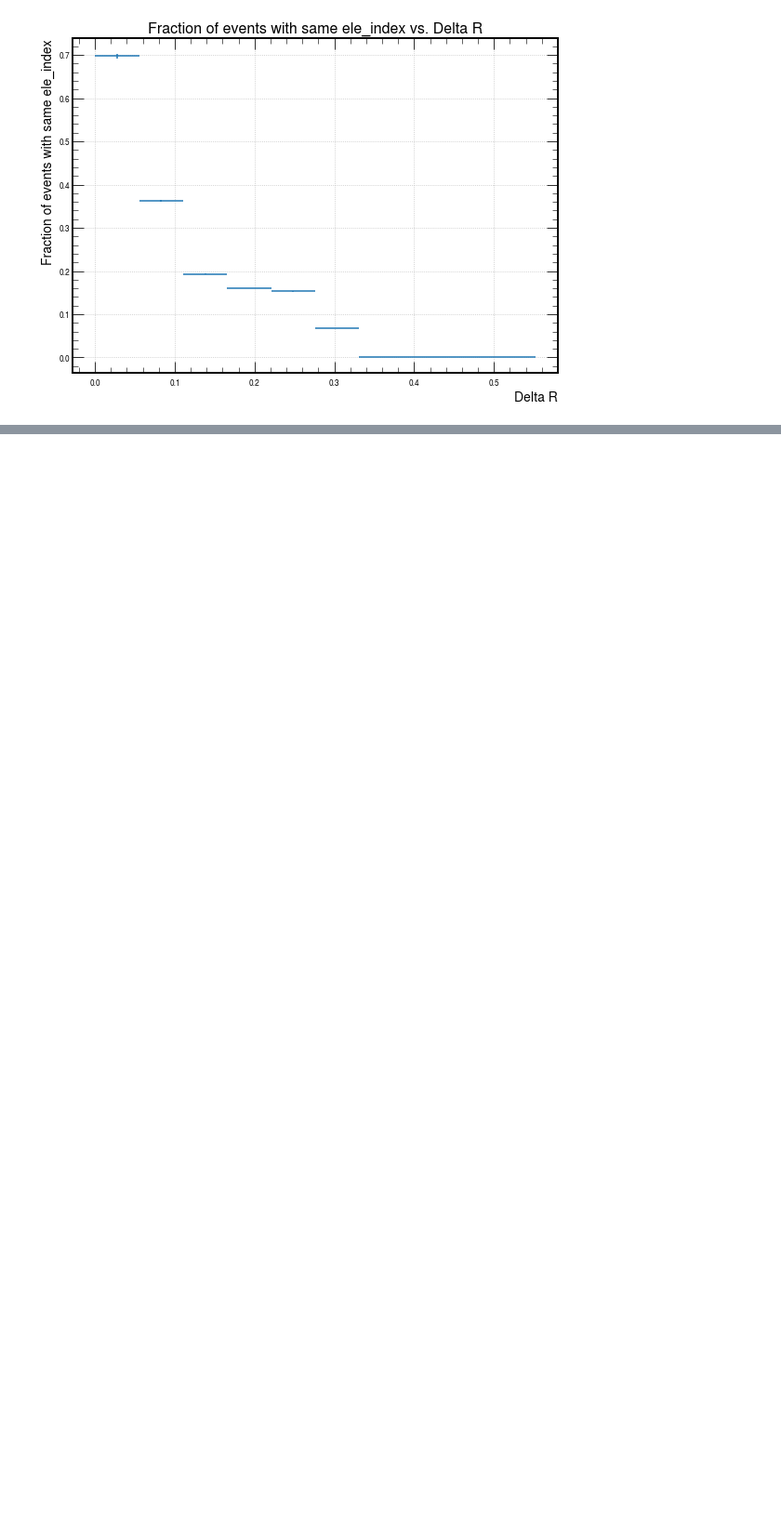
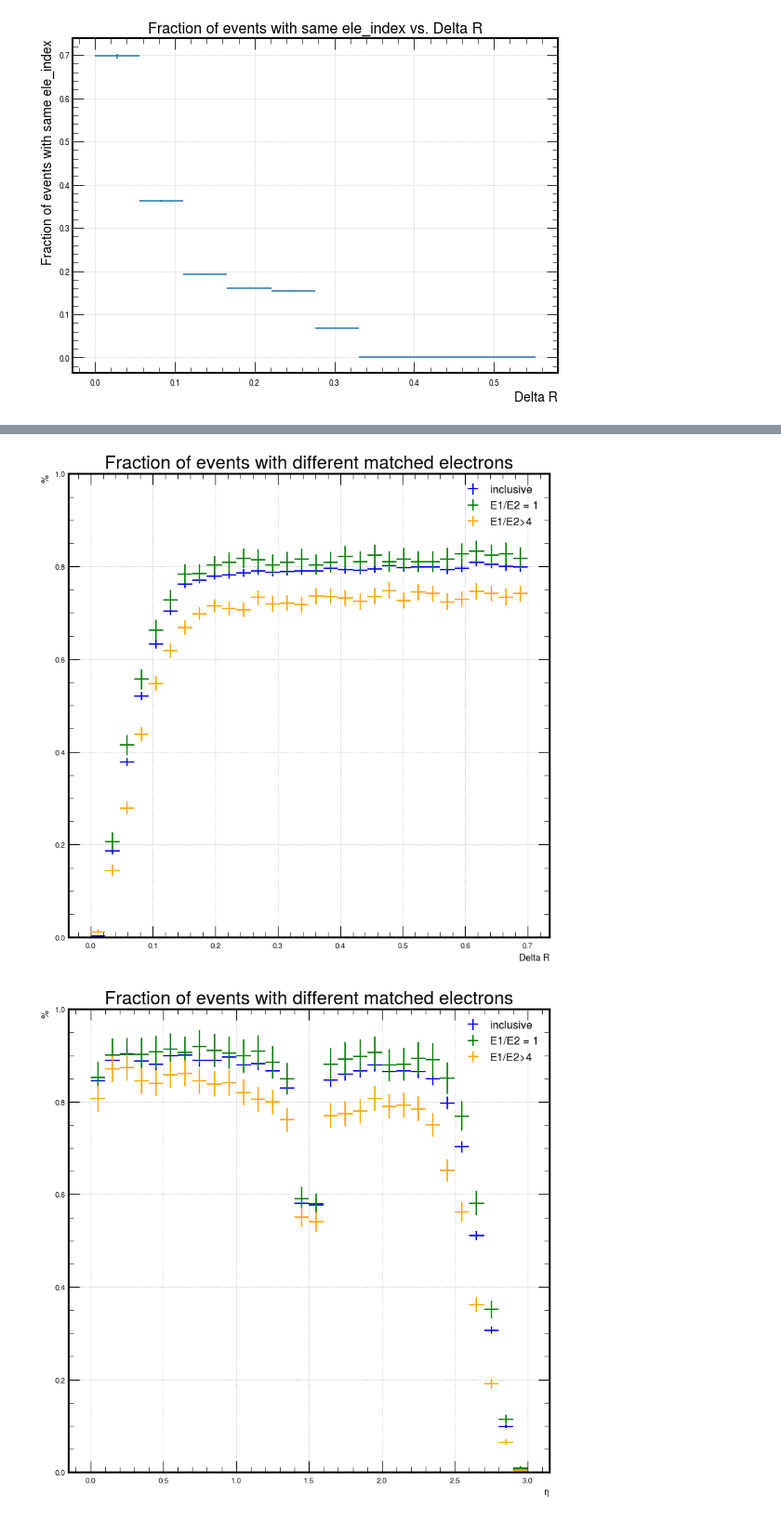
Before and after one commit to Cirrinci/CMS_Simulation, a Jupyter notebook: overlapping_ele2.ipynb, the cells around one changed output, grey strips where cells are left out. Shown at 93% size. Drawn from its saved outputs; the diff is of its cells as text; code cells hidden in the pictures; blank space fills up the shorter version.

```diff
--- a/overlapping_ele2.ipynb
+++ b/overlapping_ele2.ipynb
@@ -999,0 +656,64 @@ fraction_onemissing_ele_index_vs_deltaR(num_intervals,onemissing_events)
+# %%
+mask_e1 =(energy_ratio>0.8)&(energy_ratio<1.2)
+mask_e3 =energy_ratio>3
+
+def fraction_different_ele_index_vs_deltaR(num_intervals,different_ele_events,deltaR_max,col,xlab):
+    deltaR_values, y = np.linspace(0, deltaR_max, num_intervals + 1, retstep=True)
+
+    masks = [(1,1),
+             ((different_ele_events.energy_ratio > 0.8)&(different_ele_events.energy_ratio < 1.2),
+              (grouped_deltas.energy_ratio > 0.8)&(grouped_deltas.energy_ratio < 1.2)),
+             ((different_ele_events.energy_ratio > 4), (grouped_deltas.energy_ratio > 4))]
+
+    names = ["inclusive", "E1/E2 = 1", "E1/E2>4"]
+    colors= ["blue", "green", "orange"]
+    plt.figure(figsize=(8,8), dpi=100)  # Larger figsize
+    for (mask_same, mask_all), name, color in zip(masks, names, colors):
+
+        fraction_list = []
+        yer = []
+
+        # mask_en_same = (different_ele_events.energy_ratio > 0.8)&(different_ele_events.energy_ratio > 1.2)
+        # mask_en_same2 = (different_ele_events.energy_ratio > 3)
+       #for mask_en in [True, mask_en_same, mask_en_same2)
+        for i in range(len(deltaR_values) - 1):
+            lower_bound = deltaR_values[i]
+            upper_bound = deltaR_values[i + 1]
+            #print('interval=[',lower_bound,upper_bound,']')
+            mask = (different_ele_events[col] > lower_bound) & (different_ele_events[col] <= upper_bound) & mask_same
+            mask2 = (grouped_deltas[col] > lower_bound) & (grouped_deltas[col] <= upper_bound) & mask_all
+
+
+            n1 = len(different_ele_events[mask])
+            #print('n1: ',n1)
+            ntot = len(grouped_deltas[mask2])
+            #print('ntot: ',ntot)
+            if ntot == 0:
+                ntot = 1
+            fraction = n1 / ntot
+            fraction_list.append(fraction)
+            yer.append(np.sqrt(n1 + n1**2 / ntot) / ntot)
+
+
+        plt.errorbar(deltaR_values[:-1] + y / 2, fraction_list, xerr=np.ones(num_intervals) * y / 2, yerr=yer, fmt='none',
+                    label=name, c=color)
+        #plt.scatter(deltaR_values[:-1] + y / 2, fraction_list)
+    plt.xlabel( xlab)
+    plt.ylabel('%')
+    plt.ylim(0, 1)
+    plt.title('Fraction of events with different matched electrons', fontsize=20)
+    plt.grid(True)
+    plt.tight_layout()
+
+    plt.legend(loc='best',fontsize=12)
+    plt.savefig('plots/different_ele_detlar_E.png')
+    plt.show()
+
+num_intervals = 30
+fraction_different_ele_index_vs_deltaR(num_intervals,different_ele_events, 0.7, 'deltaR', 'Delta R')
+fraction_different_ele_index_vs_deltaR(num_intervals,different_ele_events, 3, 'eta_mean', '$\eta$')
+fraction_different_ele_index_vs_deltaR(num_intervals,different_ele_events, 0.7, 'deltaEta','Delta $\eta$')
+fraction_different_ele_index_vs_deltaR(num_intervals,different_ele_events, 0.7, 'deltaPhi','Delta $\phi$')
+# %% [output]
+[figure, added]
+[figure, added]
```
Also changed, not shown: parts of 47 cells of this notebook.
